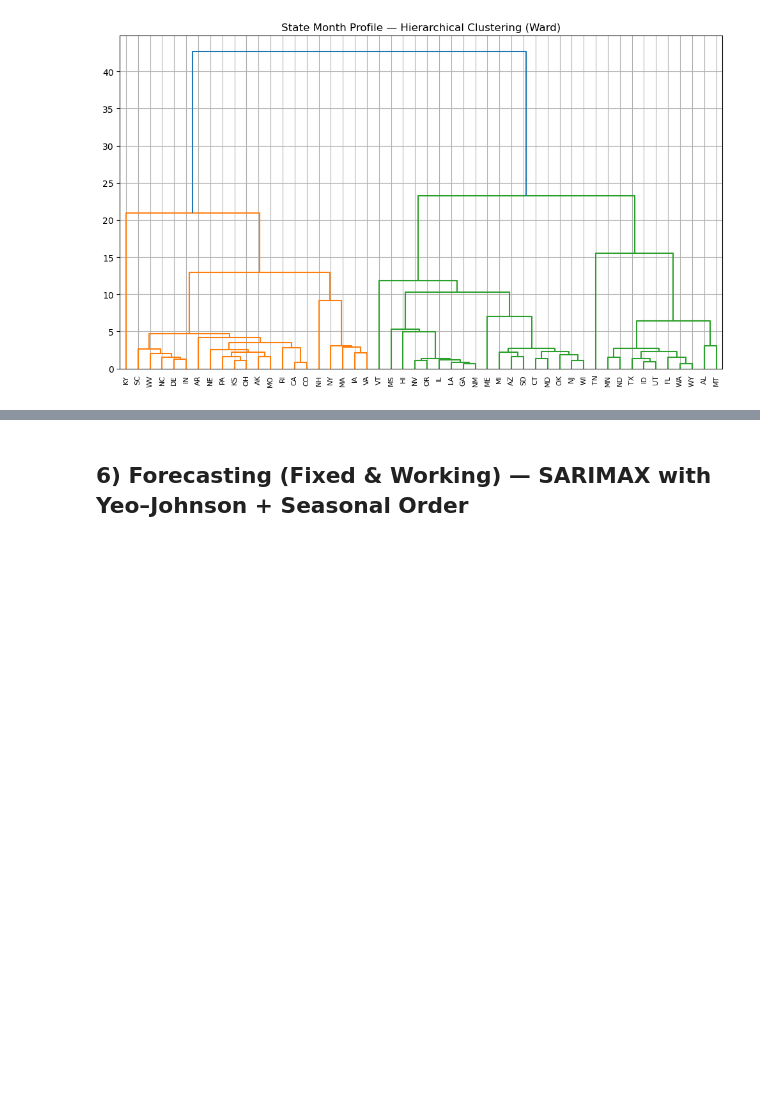
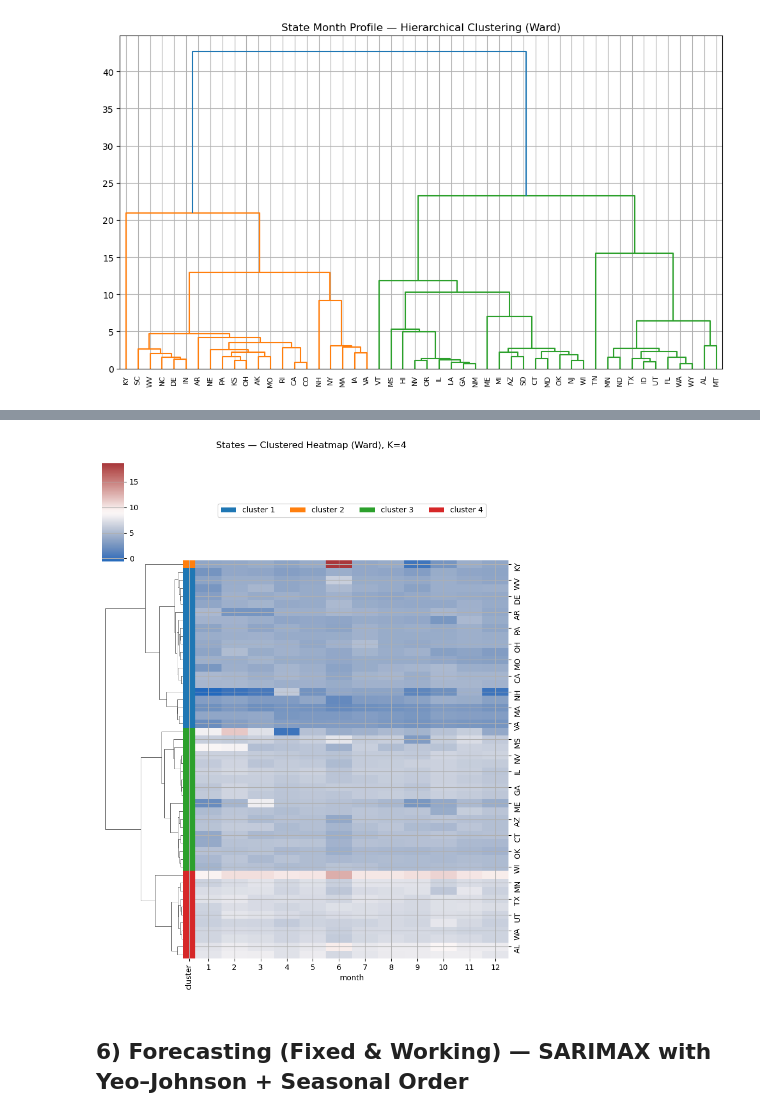
Before and after one commit to DiaHere/Food-and-Beverage-across-all-US-states-Analysis, a Jupyter notebook: notebook_fixed.ipynb, the cells around one changed output, grey strips where cells are left out. Saved outputs shown, nothing was run; the diff lists cells and outputs as text; code cells hidden in the pictures; blank space fills up the shorter version.

```diff
--- a/notebook_fixed.ipynb
+++ b/notebook_fixed.ipynb
@@ -351,3 +372,30 @@ except Exception as e:
+# %%
+
+# Save labeled table
+state_clusters.to_csv(os.path.join(CFG.out_dir, f"state_clusters_k{K_STATES}.csv"))
+
+# Nice clustered heatmap with row colors showing cluster id
+palette = sns.color_palette("tab10", K_STATES)
+cluster_to_color = {c+1: palette[c] for c in range(K_STATES)}
+row_colors = state_clusters["cluster"].map(cluster_to_color)
+
+g = sns.clustermap(
+    mat_states, method="ward", metric="euclidean",
+    row_cluster=True, col_cluster=False,   # cluster rows (states); keep months in calendar order
+    row_colors=row_colors,
+    cmap="vlag", figsize=(8, 10)
+)
+
+# Legend for cluster colors
+for cid, col in cluster_to_color.items():
+    g.ax_col_dendrogram.bar(0, 0, color=col, label=f"cluster {cid}", linewidth=0)
+g.ax_col_dendrogram.legend(loc="center", ncol=min(K_STATES, 5))
+
+g.fig.suptitle(f"States — Clustered Heatmap (Ward), K={K_STATES}", y=1.02)
+g.savefig(os.path.join(CFG.fig_dir, f"state_clustermap_k{K_STATES}.png"), dpi=220)
+plt.show()
+# %% [output]
+[figure, added]
 # %% [markdown]
 ## 6) Forecasting (Fixed & Working) — SARIMAX with Yeo–Johnson + Seasonal Order
 # %%
```
Also changed, not shown: parts of 2 cells of this notebook, 2 other files.
